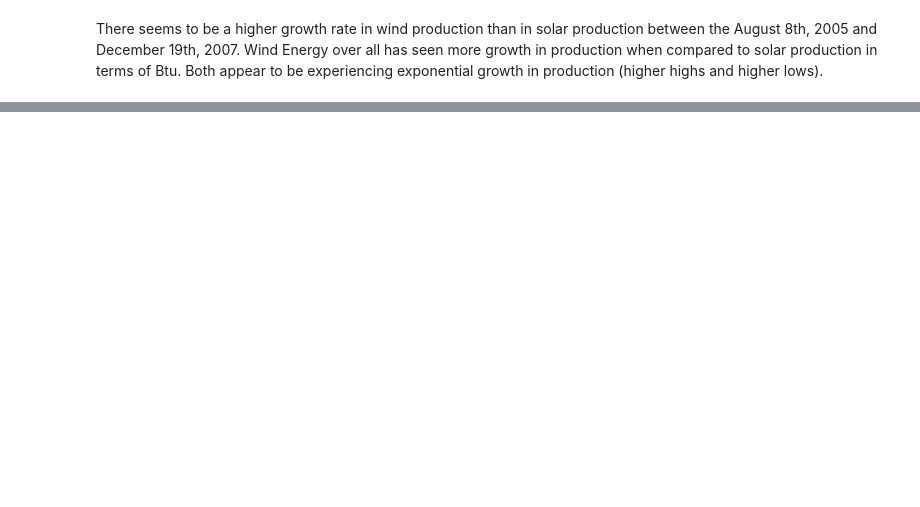
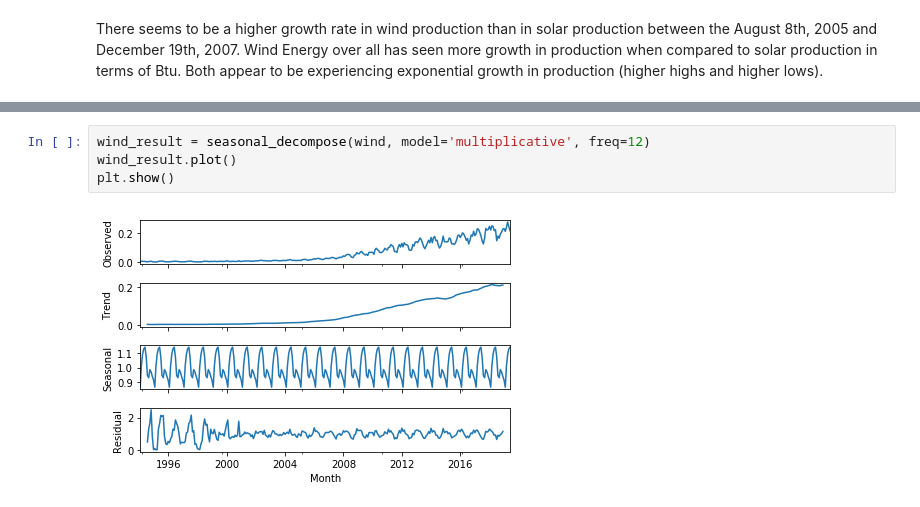
Before and after one commit to BoutrosSami/Springboard, a Jupyter notebook: Capstone_Project.ipynb, the cells around one changed output, grey strips where cells are left out. Saved outputs shown, nothing was run; the diff lists cells and outputs as text; blank space fills up the shorter version.

```diff
--- a/Capstone_Project.ipynb
+++ b/Capstone_Project.ipynb
@@ -154,0 +148,6 @@ There seems to be a higher growth rate in wind production than in solar producti
+# %%
+wind_result = seasonal_decompose(wind, model='multiplicative', freq=12)
+wind_result.plot()
+plt.show()
+# %% [output]
+[figure, added]
```
Also changed, not shown: parts of 13 cells of this notebook.
